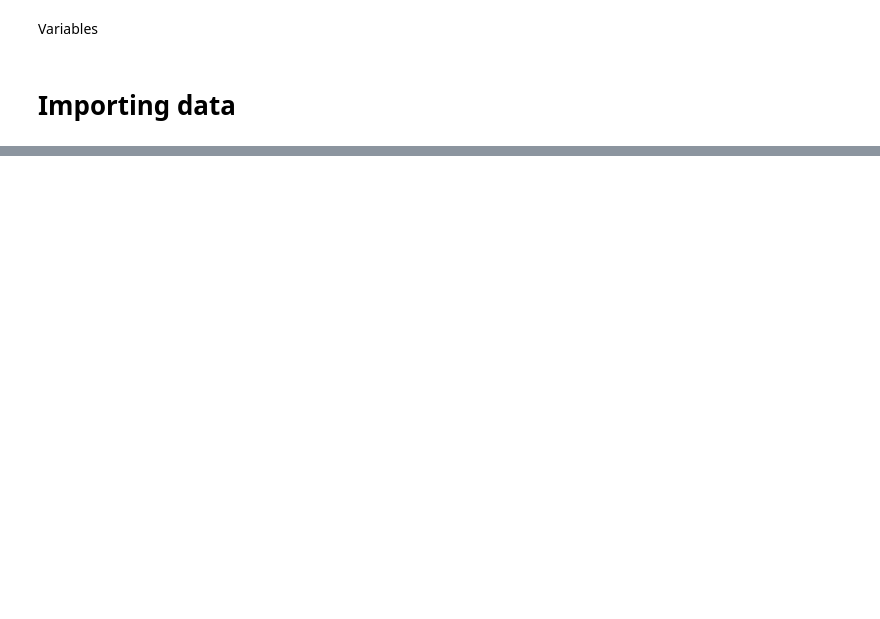
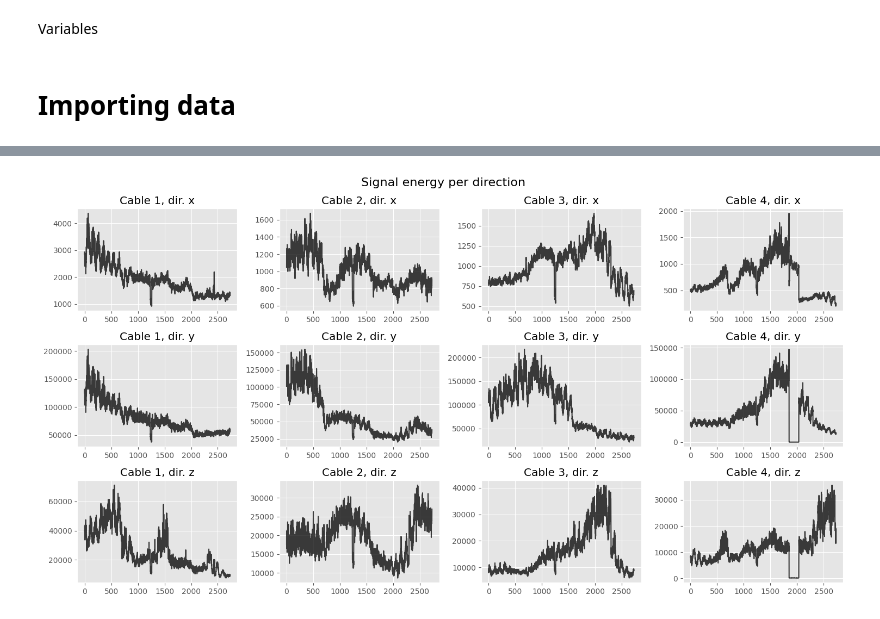
Before and after one commit to eduardocoraca/transmission-tower-monitoring, a Jupyter notebook: notebooks/1_dataset_visualization.ipynb, the cells around one changed output, grey strips where cells are left out. Drawn from its saved outputs; the diff is of its cells as text; code cells hidden in the pictures; blank space fills up the shorter version.

```diff
--- a/notebooks/1_dataset_visualization.ipynb
+++ b/notebooks/1_dataset_visualization.ipynb
@@ -146,0 +141,18 @@ fig.tight_layout()
+# %%
+en_per_cable = {}
+
+for cable in [0,1,2,3]:
+    en_per_cable[cable] = {d: [sample[cable][d].get_energy() for sample in sample_list] for d in ["x","y","z"]}
+# %%
+fig = plt.figure(figsize=(15,8))
+cont = 1
+for d in ["x","y","z"]:
+    fig.suptitle("Signal energy per direction", fontsize=16)
+    for cable in [0,1,2,3]:
+        ax = fig.add_subplot(3, 4, cont)
+        ax.set_title(f"Cable {cable+1}, dir. {d}")
+        ax.plot(en_per_cable[cable][d], color="k", alpha=0.75)
+        cont += 1
+    fig.tight_layout()
+# %% [output]
+[figure, added]
```
Also changed, not shown: parts of 18 cells of this notebook, 2 other files.
